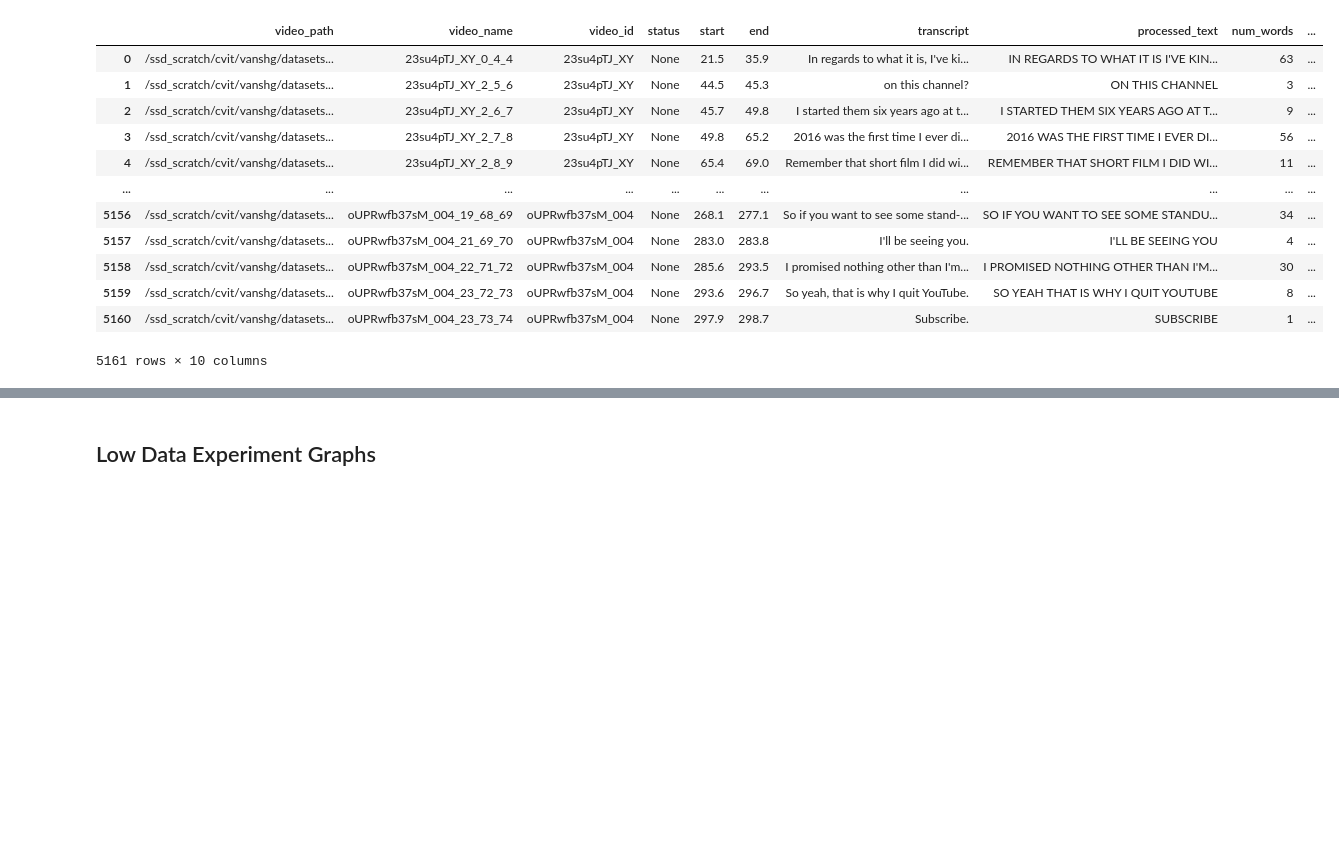
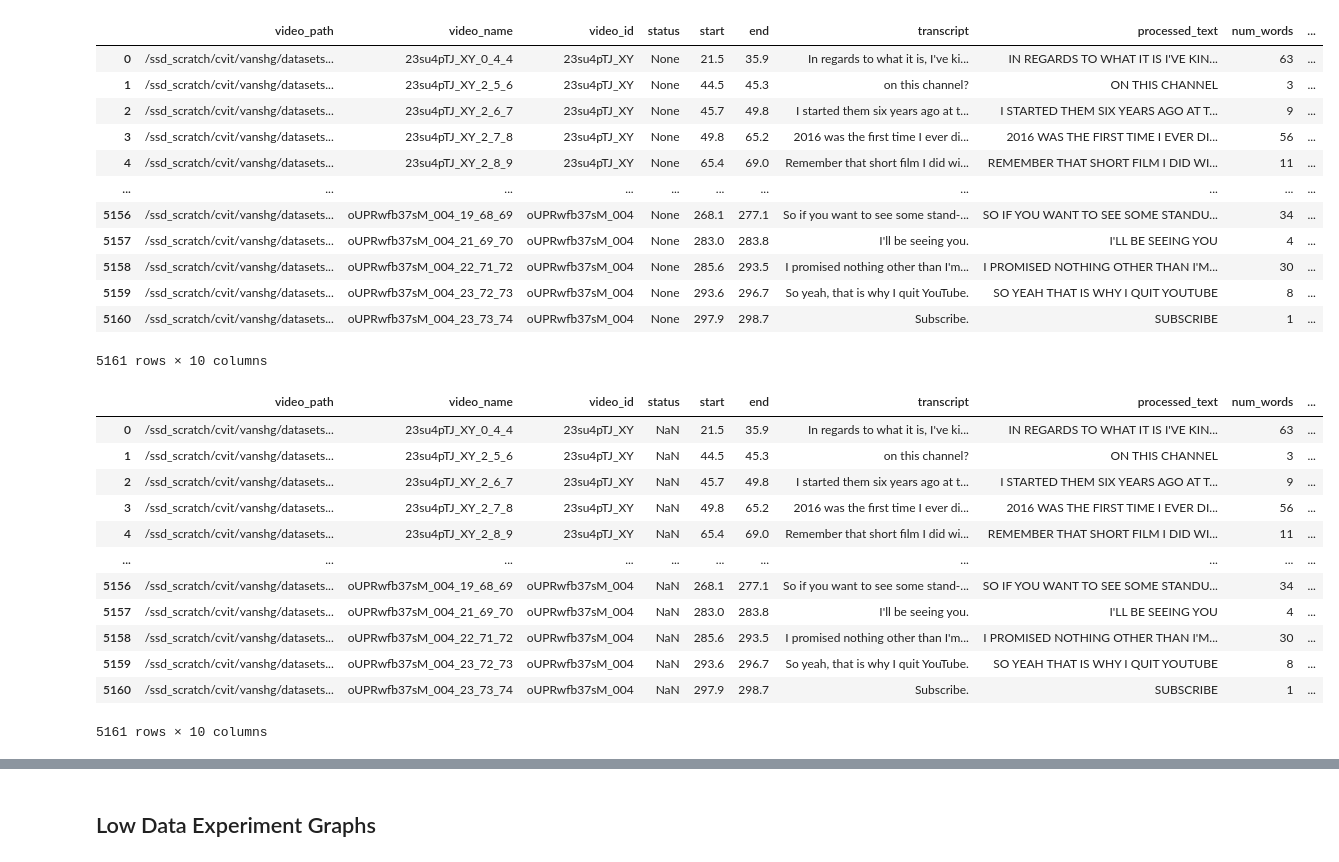
Before and after one commit to vanshg1729/auto_avsr, a Jupyter notebook: analysis/final_plots.ipynb, the cells around one changed output, grey strips where cells are left out. Drawn from its saved outputs; the diff is of its cells as text; code cells hidden in the pictures; blank space fills up the shorter version.

```diff
--- a/analysis/final_plots.ipynb
+++ b/analysis/final_plots.ipynb
@@ -205,6 +274,24 @@ clip_files = ['/ssd_scratch/cvit/vanshg/datasets/accented_speakers/daniel_howell
 | 5159 | /ssd_scratch/cvit/vanshg/datasets... | oUPRwfb37sM_004_23_72_73 | oUPRwfb37sM_004 | None | 293.6 | 296.7 | So yeah, that is why I quit YouTube. | SO YEAH THAT IS WHY I QUIT YOUTUBE | 8 | ... |
 | 5160 | /ssd_scratch/cvit/vanshg/datasets... | oUPRwfb37sM_004_23_73_74 | oUPRwfb37sM_004 | None | 297.9 | 298.7 | Subscribe. | SUBSCRIBE | 1 | ... |
 5161 rows × 10 columns
+# %%
+accented_df.to_csv('./accented_df.csv', index=False)
+temp_df = pd.read_csv('./accented_df.csv')
+temp_df
+# %% [output]
+|  | video_path | video_name | video_id | status | start | end | transcript | processed_text | num_words | ... |
+| 0 | /ssd_scratch/cvit/vanshg/datasets... | 23su4pTJ_XY_0_4_4 | 23su4pTJ_XY | NaN | 21.5 | 35.9 | In regards to what it is, I've ki... | IN REGARDS TO WHAT IT IS I'VE KIN... | 63 | ... |
+| 1 | /ssd_scratch/cvit/vanshg/datasets... | 23su4pTJ_XY_2_5_6 | 23su4pTJ_XY | NaN | 44.5 | 45.3 | on this channel? | ON THIS CHANNEL | 3 | ... |
+| 2 | /ssd_scratch/cvit/vanshg/datasets... | 23su4pTJ_XY_2_6_7 | 23su4pTJ_XY | NaN | 45.7 | 49.8 | I started them six years ago at t... | I STARTED THEM SIX YEARS AGO AT T... | 9 | ... |
+| 3 | /ssd_scratch/cvit/vanshg/datasets... | 23su4pTJ_XY_2_7_8 | 23su4pTJ_XY | NaN | 49.8 | 65.2 | 2016 was the first time I ever di... | 2016 WAS THE FIRST TIME I EVER DI... | 56 | ... |
+| 4 | /ssd_scratch/cvit/vanshg/datasets... | 23su4pTJ_XY_2_8_9 | 23su4pTJ_XY | NaN | 65.4 | 69.0 | Remember that short film I did wi... | REMEMBER THAT SHORT FILM I DID WI... | 11 | ... |
+| ... | ... | ... | ... | ... | ... | ... | ... | ... | ... | ... |
+| 5156 | /ssd_scratch/cvit/vanshg/datasets... | oUPRwfb37sM_004_19_68_69 | oUPRwfb37sM_004 | NaN | 268.1 | 277.1 | So if you want to see some stand-... | SO IF YOU WANT TO SEE SOME STANDU... | 34 | ... |
+| 5157 | /ssd_scratch/cvit/vanshg/datasets... | oUPRwfb37sM_004_21_69_70 | oUPRwfb37sM_004 | NaN | 283.0 | 283.8 | I'll be seeing you. | I'LL BE SEEING YOU | 4 | ... |
+| 5158 | /ssd_scratch/cvit/vanshg/datasets... | oUPRwfb37sM_004_22_71_72 | oUPRwfb37sM_004 | NaN | 285.6 | 293.5 | I promised nothing other than I'm... | I PROMISED NOTHING OTHER THAN I'M... | 30 | ... |
+| 5159 | /ssd_scratch/cvit/vanshg/datasets... | oUPRwfb37sM_004_23_72_73 | oUPRwfb37sM_004 | NaN | 293.6 | 296.7 | So yeah, that is why I quit YouTube. | SO YEAH THAT IS WHY I QUIT YOUTUBE | 8 | ... |
+| 5160 | /ssd_scratch/cvit/vanshg/datasets... | oUPRwfb37sM_004_23_73_74 | oUPRwfb37sM_004 | NaN | 297.9 | 298.7 | Subscribe. | SUBSCRIBE | 1 | ... |
+5161 rows × 10 columns
 # %%
 sentence_durations = accented_df['num_seconds'].to_numpy()
 sentence_lengths = accented_df['num_words'].to_numpy()
```
Also changed, not shown: parts of 4 cells of this notebook, 20 other files.
